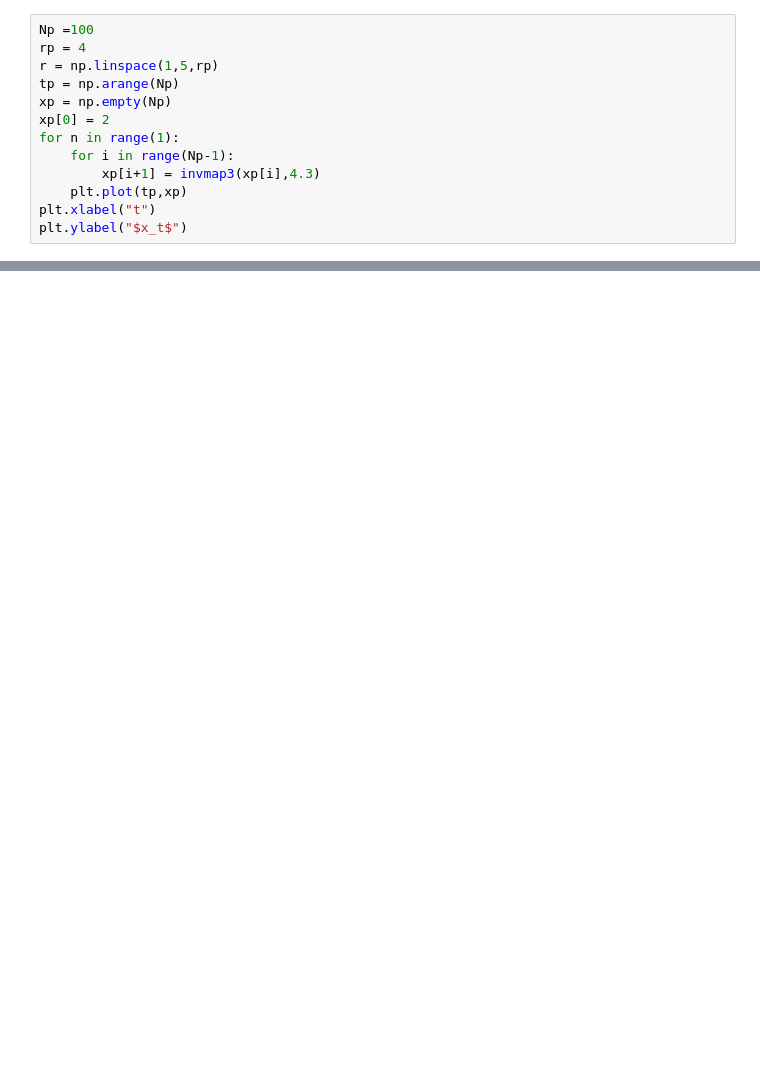
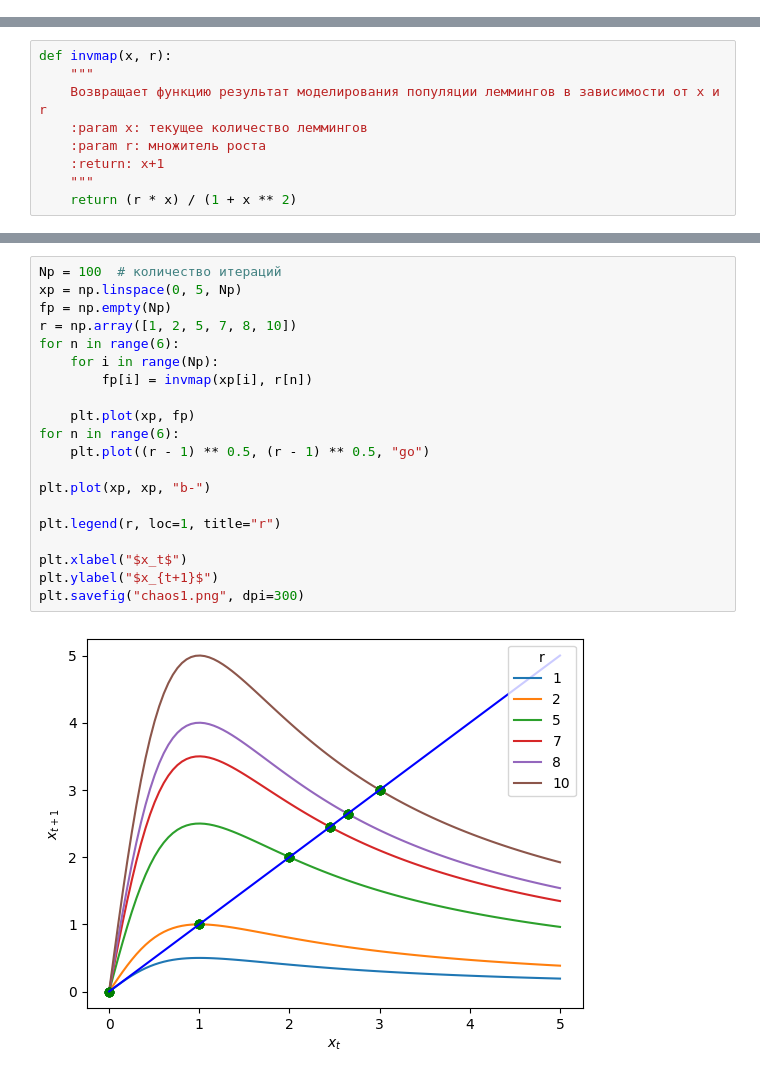
Before and after one commit to io112/modelling-chaos, a Jupyter notebook: 160174379_mas316_chaos.ipynb, the cells around one changed output, grey strips where cells are left out. Drawn from its saved outputs; the diff is of its cells as text; blank space fills up the shorter version.

Commit message:
add description and legends to images

```diff
--- a/160174379_mas316_chaos.ipynb
+++ b/160174379_mas316_chaos.ipynb
@@ -126,13 +0,0 @@ Text(0, 0.5, '$x_{t+1}$')
-# %%
-Np =100
-rp = 4
-r = np.linspace(1,5,rp)
-tp = np.arange(Np)
-xp = np.empty(Np)
-xp[0] = 2
-for n in range(1):
-    for i in range(Np-1):
-        xp[i+1] = invmap3(xp[i],4.3)
-    plt.plot(tp,xp)
-plt.xlabel("t")
-plt.ylabel("$x_t$")
@@ -275,0 +6,9 @@ Text(0, 0.5, '$||u(t)||$')
+# %%
+def invmap(x, r):
+    """
+    Возвращает функцию результат моделирования популяции леммингов в зависимости от x и r
+    :param x: текущее количество леммингов
+    :param r: множитель роста
+    :return: x+1
+    """
+    return (r * x) / (1 + x ** 2)
@@ -275,0 +27,22 @@ Text(0, 0.5, '$||u(t)||$')
+# %%
+Np = 100  # количество итераций
+xp = np.linspace(0, 5, Np)
+fp = np.empty(Np)
+r = np.array([1, 2, 5, 7, 8, 10])
+for n in range(6):
+    for i in range(Np):
+        fp[i] = invmap(xp[i], r[n])
+
+    plt.plot(xp, fp)
+for n in range(6):
+    plt.plot((r - 1) ** 0.5, (r - 1) ** 0.5, "go")
+
+plt.plot(xp, xp, "b-")
+
+plt.legend(r, loc=1, title="r")
+
+plt.xlabel("$x_t$")
+plt.ylabel("$x_{t+1}$")
+plt.savefig("chaos1.png", dpi=300)
+# %% [output]
+[figure, added]
```
Also changed, not shown: parts of 38 cells of this notebook, 11 other files.
